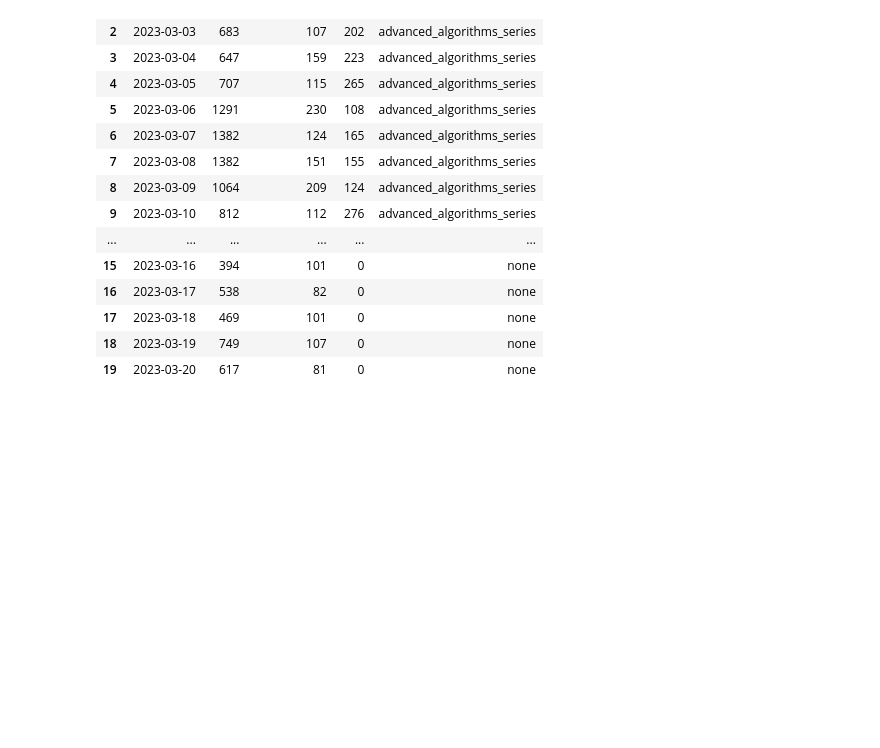
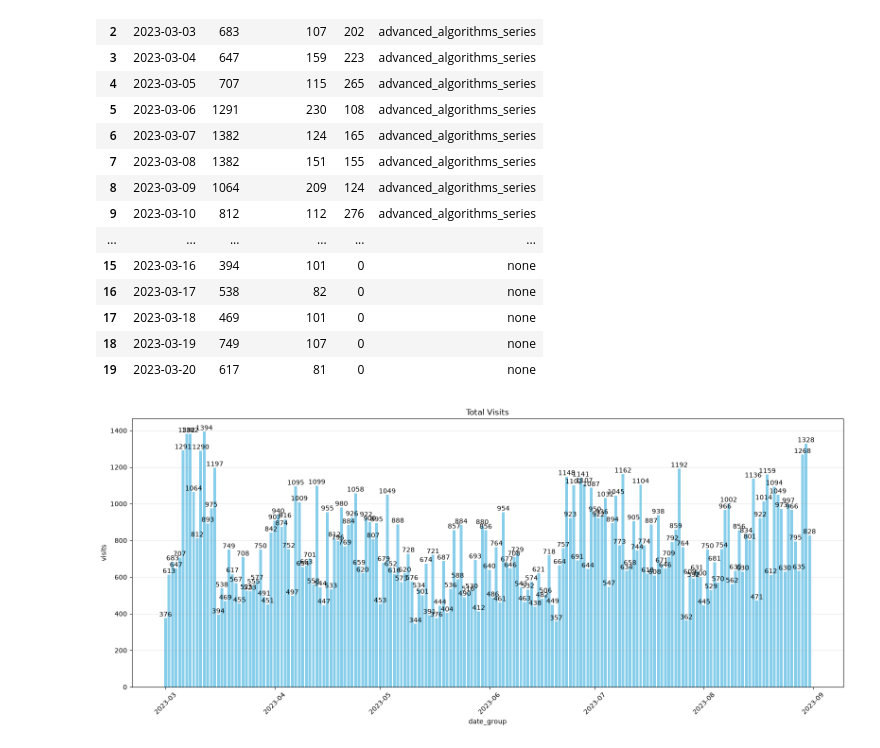
Before and after one commit to lenaromashkova/data-analytics-project-100, a Jupyter notebook: solution.ipynb, the cells around one changed output. Saved outputs shown, nothing was run; the diff lists cells and outputs as text; code cells hidden in the pictures; blank space fills up the shorter version.

Commit message:
Add data visualizations

```diff
--- a/solution.ipynb
+++ b/solution.ipynb
@@ -361,0 +366,37 @@ ads_result.to_json('ads.json')
+# %%
+# Итоговые визиты
+
+total_visits = (
+    conversion
+    .groupby('date_group', as_index=False)['visits']
+    .sum()
+)
+
+plt.figure(figsize=(16, 7))
+
+bars = plt.bar(
+    total_visits['date_group'],
+    total_visits['visits'],
+    color='skyblue'
+)
+
+plt.title('Total Visits')
+plt.xlabel('date_group')
+plt.ylabel('visits')
+plt.xticks(rotation=45)
+plt.grid(axis='y', alpha=0.3)
+
+for bar in bars:
+    plt.text(
+        bar.get_x() + bar.get_width() / 2,
+        bar.get_height(),
+        f'{int(bar.get_height())}',
+        ha='center',
+        va='bottom'
+    )
+
+plt.tight_layout()
+plt.savefig('./charts/total_visits.png')
+plt.show()
+# %% [output]
+[figure, added]
```
Also changed, not shown: parts of 10 cells of this notebook.
